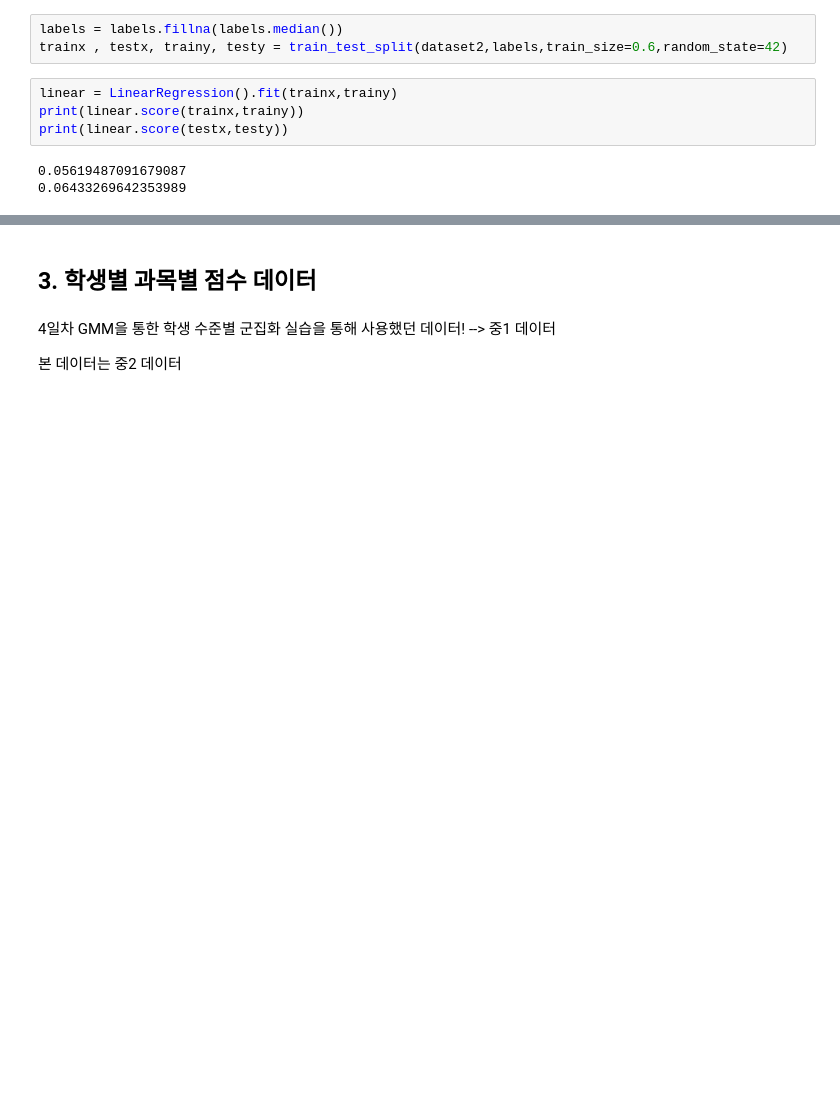
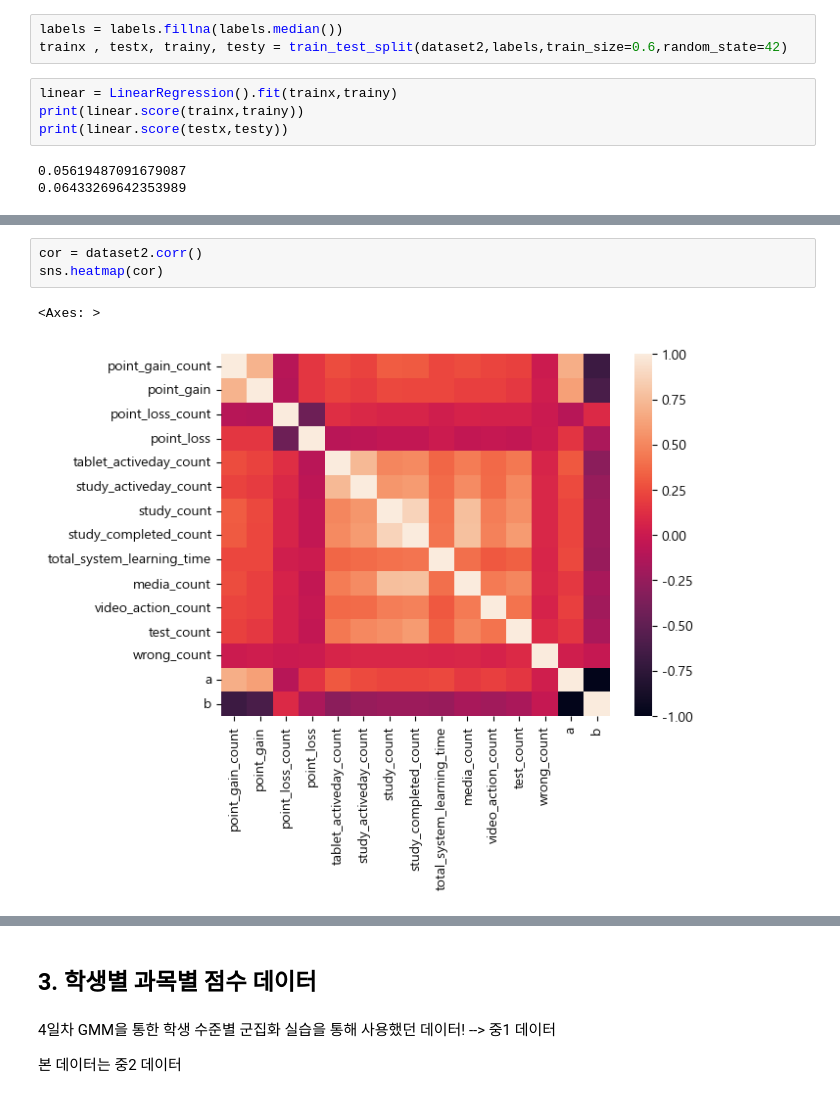
Before and after one commit to gustjr7879/chunjae, a Jupyter notebook: jae23.ipynb, the cells around one changed output, grey strips where cells are left out. Saved outputs shown, nothing was run; the diff lists cells and outputs as text; blank space fills up the shorter version.

```diff
--- a/jae23.ipynb
+++ b/jae23.ipynb
@@ -534,3 +536,9 @@ trans = clus.fit_predict(dataset2[['study_count','study_completed_count']])
+# %%
+cor = dataset2.corr()
+sns.heatmap(cor)
+# %% [output]
+<Axes: >
+[figure, added]
 # %%
 print(trans)
 sns.scatterplot(dataset2,x='study_count',y='study_completed_count',hue=trans)
```
Also changed, not shown: parts of 8 cells of this notebook.
